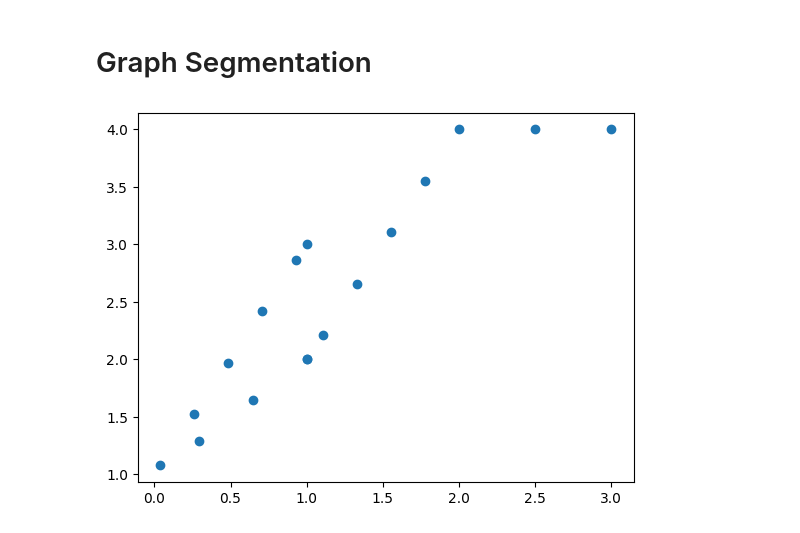
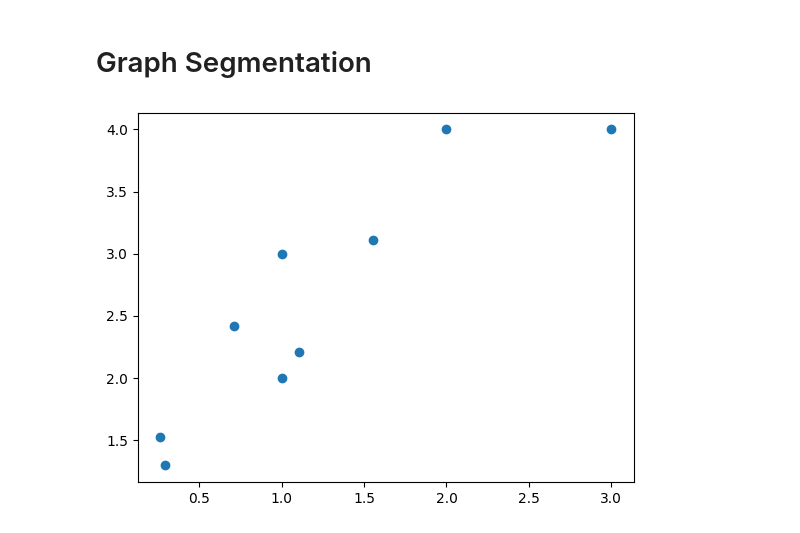
Before and after one commit to amin942001/STHype, a Jupyter notebook: examples/spatial_graph.ipynb, the cells around one changed output. Cells and saved outputs as stored; diff of their text form; code cells hidden in the pictures.

```diff
--- a/examples/spatial_graph.ipynb
+++ b/examples/spatial_graph.ipynb
@@ -51,13 +53,10 @@ plot = plot_spatial_graph(sg, add_nodes=True, region=[[-1, -1], [5, 5]]);
 # %% [markdown]
 # Graph Segmentation
 # %%
-from sthype.hypergraph.hypergraph_from_spatial_graphs import graph_segmentation
-import matplotlib.pyplot as plt
-
-g = graph_segmentation(sg, 0.5)
+g = graph_segmentation(sg, 1)
 points = [data['position'] for _, data in g.nodes(data=True)]
 x = [point.x for point in points]
 y = [point.y for point in points]
 plt.scatter(x,y);
 # %% [output]
-[figure, old version]
+[figure, new version]
```
Also changed, not shown: parts of 4 cells of this notebook.
